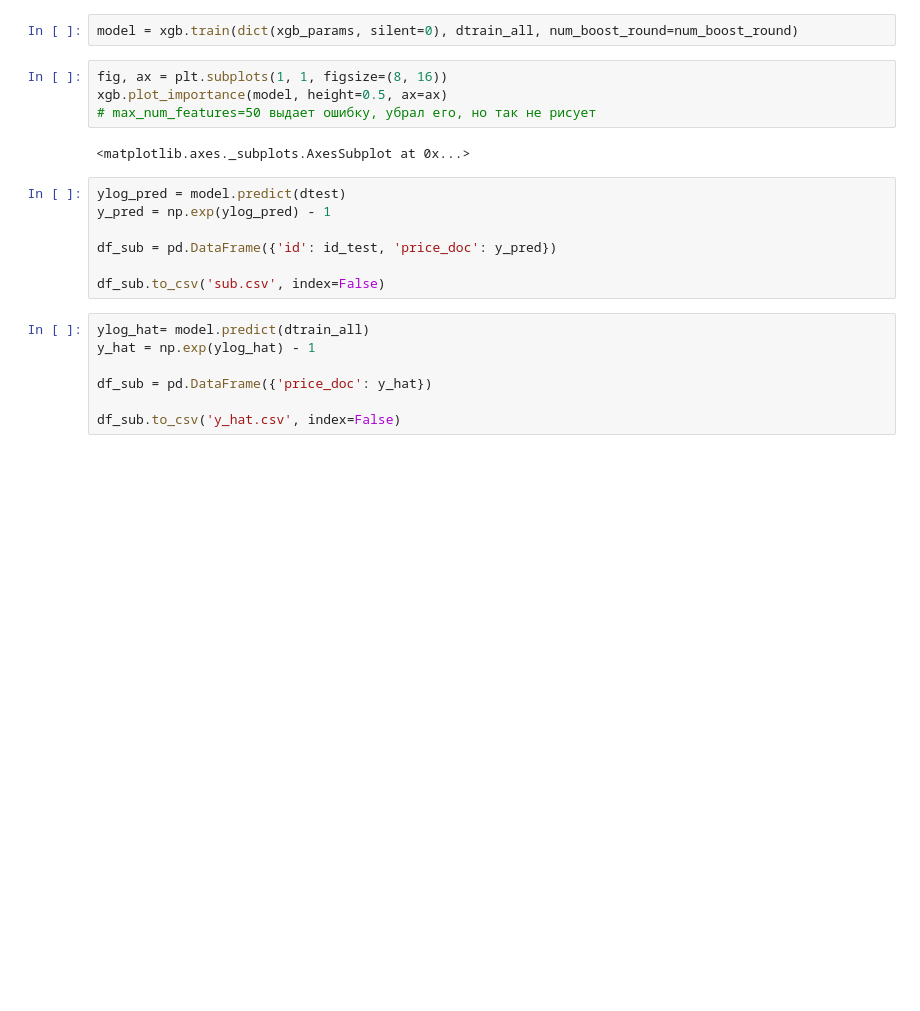
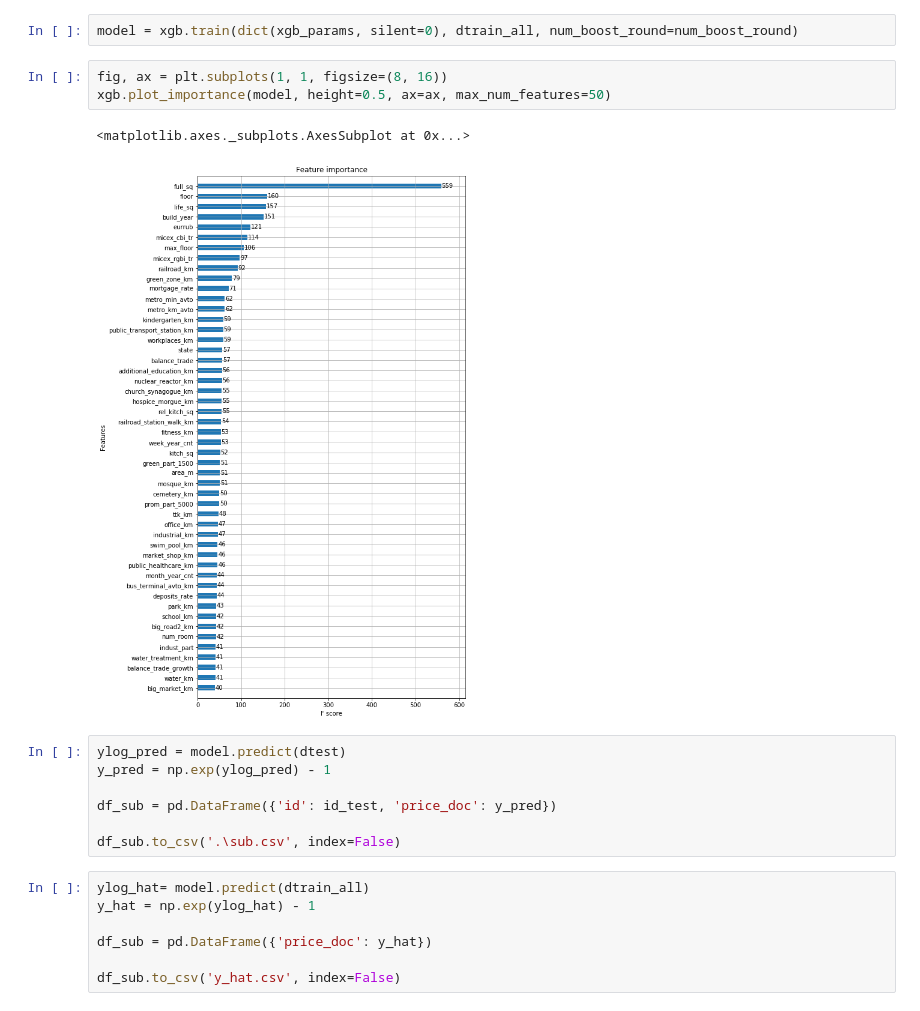
Before and after one commit to matroshenko/SberbankRussianHousingMarket, a Jupyter notebook: Sber-NewVars.ipynb, the cells around one changed output. Saved outputs shown, nothing was run; the diff lists cells and outputs as text; blank space fills up the shorter version.

```diff
--- a/Sber-NewVars.ipynb
+++ b/Sber-NewVars.ipynb
@@ -168,17 +160,17 @@ num_boost_round = partial_model.best_iteration
 model = xgb.train(dict(xgb_params, silent=0), dtrain_all, num_boost_round=num_boost_round)
 # %%
 fig, ax = plt.subplots(1, 1, figsize=(8, 16))
-xgb.plot_importance(model, height=0.5, ax=ax)
-# max_num_features=50 выдает ошибку, убрал его, но так не рисует
+xgb.plot_importance(model, height=0.5, ax=ax, max_num_features=50)
 # %% [output]
 <matplotlib.axes._subplots.AxesSubplot at 0x...>
+[figure, added]
 # %%
 ylog_pred = model.predict(dtest)
 y_pred = np.exp(ylog_pred) - 1
 
 df_sub = pd.DataFrame({'id': id_test, 'price_doc': y_pred})
 
-df_sub.to_csv('sub.csv', index=False)
+df_sub.to_csv('.\sub.csv', index=False)
 # %%
 ylog_hat= model.predict(dtrain_all)
 y_hat = np.exp(ylog_hat) - 1
```
Also changed, not shown: parts of 9 cells of this notebook.
